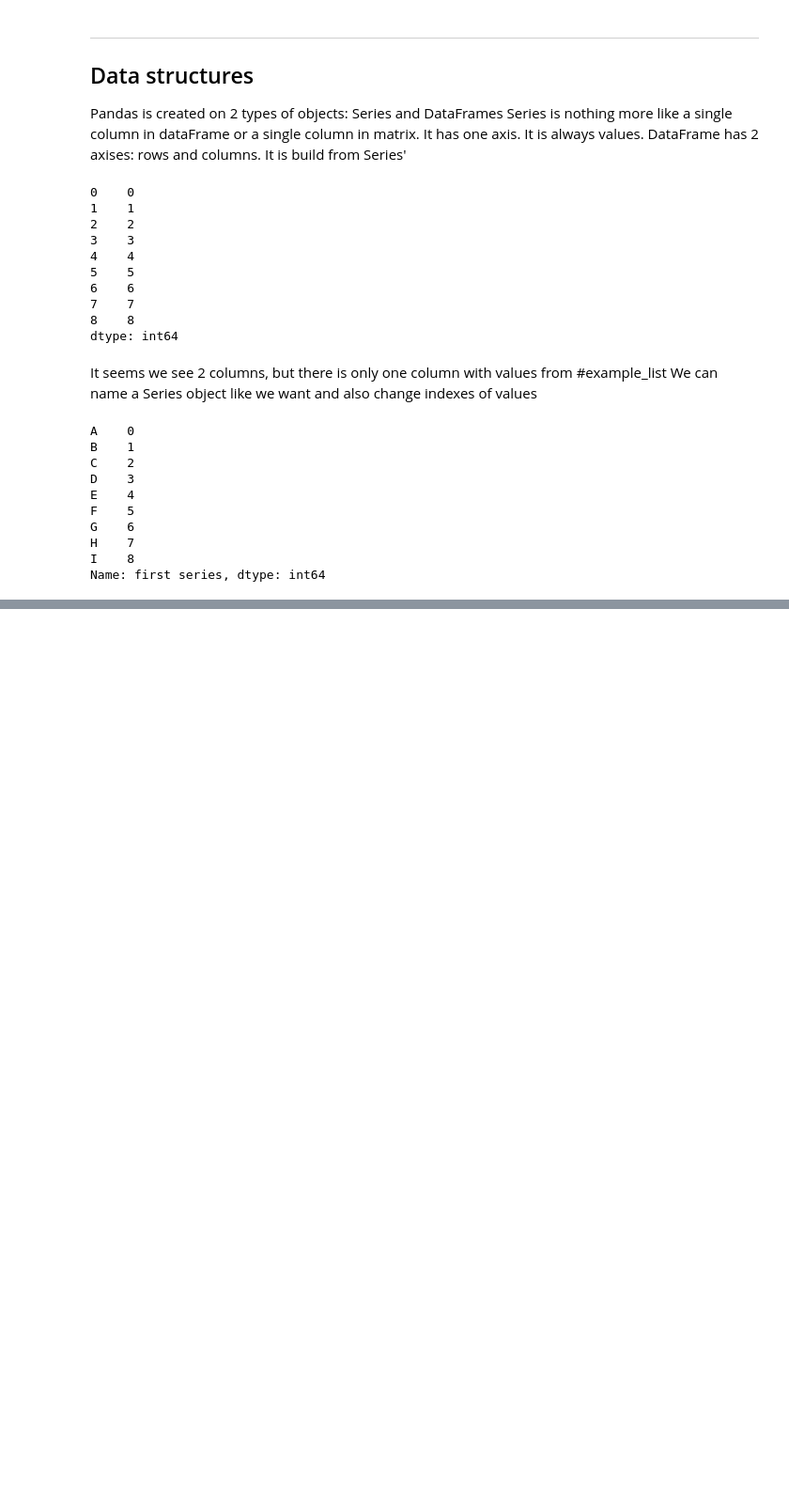
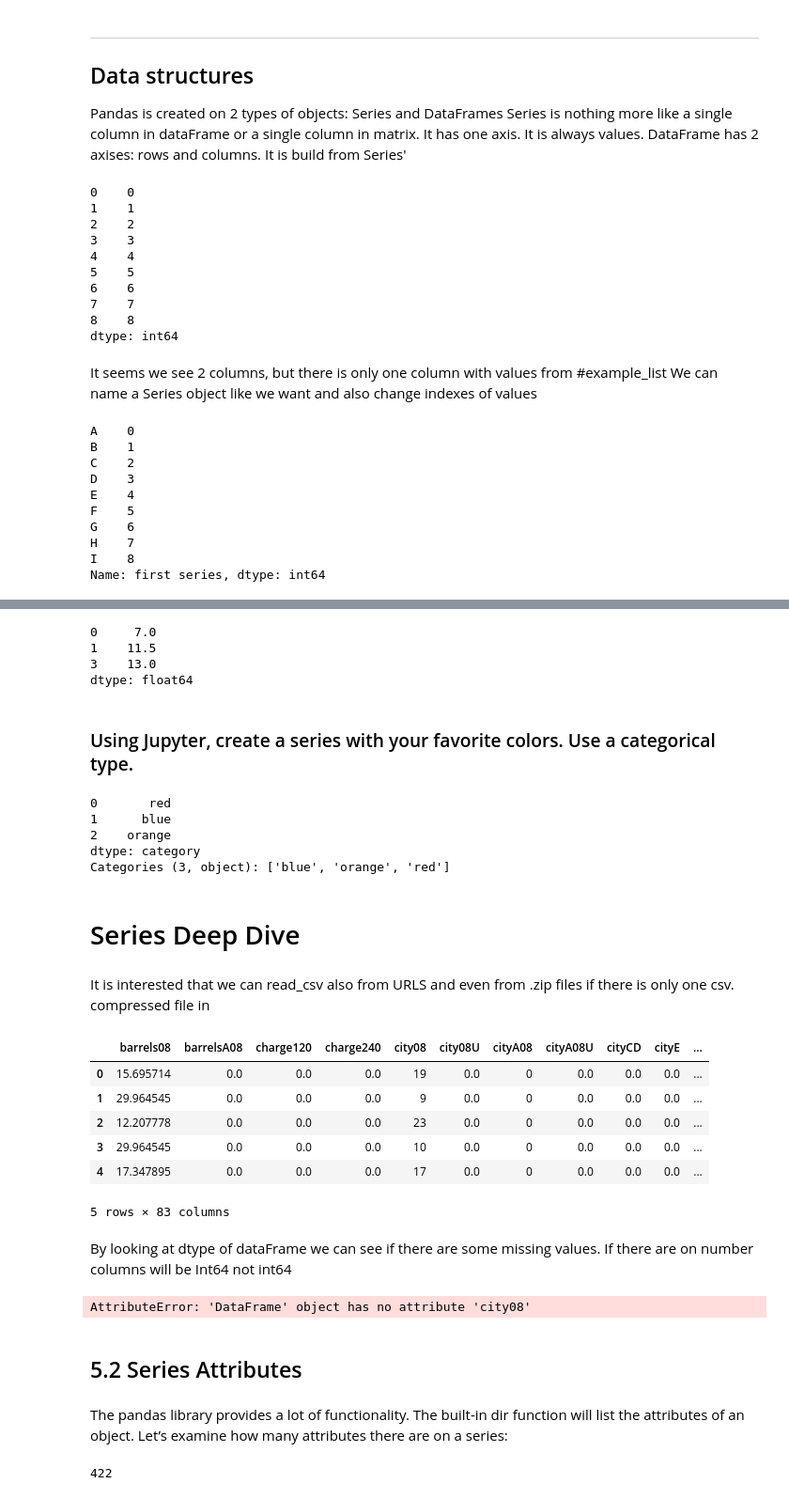
Before and after one commit to kawidev/Learning-Journey, a Jupyter notebook: pandas/matt_harris_book.ipynb, the cells around one changed output, grey strips where cells are left out. Shown: that part at 94% size. Drawn from its saved outputs; the diff is of its cells as text; code cells hidden in the pictures; blank space fills up the shorter version.

```diff
--- a/pandas/matt_harris_book.ipynb
+++ b/pandas/matt_harris_book.ipynb
@@ -51,0 +113,55 @@ Name: first series, dtype: int64
+# %%
+import numpy as np
+
+temperatures = pd.Series([7.0, 11.5, 17, 13, 15, 20])
+
+temperatures[temperatures < np.mean(temperatures)]
+# %% [output]
+0     7.0
+1    11.5
+3    13.0
+dtype: float64
+# %% [markdown]
+### Using Jupyter, create a series with your favorite colors. Use a categorical type.
+# %%
+colors = pd.Series(['red', 'blue', 'orange'], dtype = 'category')
+colors
+# %% [output]
+0       red
+1      blue
+2    orange
+dtype: category
+Categories (3, object): ['blue', 'orange', 'red']
+# %% [markdown]
+# Series Deep Dive
+# %% [markdown]
+It is interested that we can read_csv also from URLS and even from .zip files if there is only one csv. compressed file in
+# %%
+url = 'https://github.com/mattharrison/datasets/raw/master/data/vehicles.csv.zip'
+
+data_full = pd.read_csv(url)
+
+data_full.head()
+# %% [output]
+|  | barrels08 | barrelsA08 | charge120 | charge240 | city08 | city08U | cityA08 | cityA08U | cityCD | cityE | ... |
+| 0 | 15.695714 | 0.0 | 0.0 | 0.0 | 19 | 0.0 | 0 | 0.0 | 0.0 | 0.0 | ... |
+| 1 | 29.964545 | 0.0 | 0.0 | 0.0 | 9 | 0.0 | 0 | 0.0 | 0.0 | 0.0 | ... |
+| 2 | 12.207778 | 0.0 | 0.0 | 0.0 | 23 | 0.0 | 0 | 0.0 | 0.0 | 0.0 | ... |
+| 3 | 29.964545 | 0.0 | 0.0 | 0.0 | 10 | 0.0 | 0 | 0.0 | 0.0 | 0.0 | ... |
+| 4 | 17.347895 | 0.0 | 0.0 | 0.0 | 17 | 0.0 | 0 | 0.0 | 0.0 | 0.0 | ... |
+5 rows × 83 columns
+# %% [markdown]
+By looking at dtype of dataFrame we can see if there are some missing values. If there are on number columns will be Int64 not int64
+# %%
+df.city08.info()
+# %% [output]
+AttributeError: 'DataFrame' object has no attribute 'city08'
+# %% [markdown]
+## 5.2 Series Attributes
+# %% [markdown]
+The pandas library provides a lot of functionality. The built-in dir function will list the attributes
+of an object. Let’s examine how many attributes there are on a series:
+# %%
+len(dir(df.city08)) #returns the number of available to use attributes
+# %% [output]
+422
```
Also changed, not shown: parts of 76 cells of this notebook, 7 other files.
